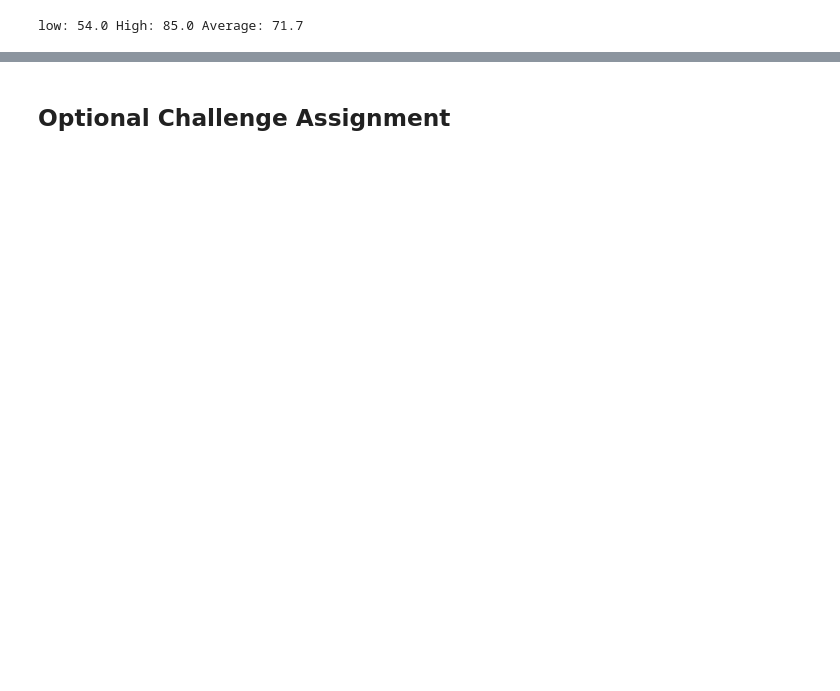
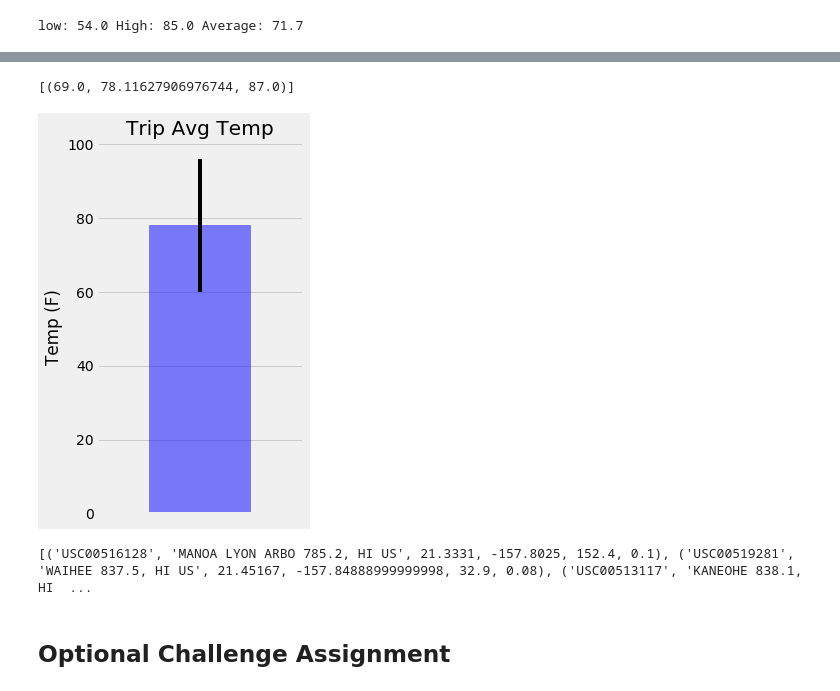
Before and after one commit to alcazar007/sqlalchemy_Challenge, a Jupyter notebook: climate_starter.ipynb, the cells around one changed output, grey strips where cells are left out. Drawn from its saved outputs; the diff is of its cells as text; code cells hidden in the pictures; blank space fills up the shorter version.

```diff
--- a/climate_starter.ipynb
+++ b/climate_starter.ipynb
@@ -175,8 +176,23 @@ print(calc_temps('2012-02-28', '2012-03-05'))
 # %%
 # Use your previous function `calc_temps` to calculate the tmin, tavg, and tmax
 # for your trip using the previous year's data for those same dates.
+trip_calc = calc_temps('2017-07-01','2017-07-14')
+trip_calc
+# %% [output]
+[(69.0, 78.11627906976744, 87.0)]
 # %%
 # Plot the results from your previous query as a bar chart.
 # Use "Trip Avg Temp" as your Title
 # Use the average temperature for the y value
 # Use the peak-to-peak (tmax-tmin) value as the y error bar (yerr)
+trip_temp_df = pd.DataFrame(trip_calc, columns=['tmin', 'tavg', 'tmax'])
+
+trip_temp_df.plot.bar(y='tavg', yerr=(trip_temp_df['tmax'] - trip_temp_df['tmin']), title='Trip Avg Temp', color='blue', alpha=0.5, figsize=(4,6))
+plt.xticks(np.arange(1, 1.0))
+plt.ylabel("Temp (F)")
+plt.tight_layout()
+plt.gca().legend_.remove()
+plt.savefig("Images/TripAvgTemp.png")
+plt.show()
+# %% [output]
+[figure, added]
@@ -186,3 +199,32 @@ print(calc_temps('2012-02-28', '2012-03-05'))
+# %%
+# Calculate the total amount of rainfall per weather station for your trip dates using the previous year's matching dates.
+# Sort this in descending order by precipitation amount and list the station, name, latitude, longitude, and elevation
+def precipitation(start_date, end_date):
+
+        # Docstring for the function `calc_temps`
+    """Precipitation information per weather station
+
+    Args:
+        start_date (string): A date string in the format %Y-%m-%d
+        end_date (string): A date string in the format %Y-%m-%d
+
+    Returns:
+        A list of tuples containing precipitation amount, station, name, latitude, longitude, and elevation in descending order.
+    """
+
+    sel = [Measurement.station,
+           Station.name,
+           Station.latitude,
+           Station.longitude,
+           Station.elevation,
+           Measurement.prcp]
+
+    return session.query(*sel).\
+            filter(Measurement.station == Station.station).filter(Measurement.date >= start_date).filter(Measurement.date <= end_date).group_by(Measurement.station).order_by(Measurement.prcp.desc()).all()
+
+print(precipitation('2017-07-01','2017-07-14'))
+# %% [output]
+[('USC00516128', 'MANOA LYON ARBO 785.2, HI US', 21.3331, -157.8025, 152.4, 0.1), ('USC00519281', 'WAIHEE 837.5, HI US', 21.45167, -157.84888999999998, 32.9, 0.08), ('USC00513117', 'KANEOHE 838.1, HI  ...
 # %% [markdown]
 ## Optional Challenge Assignment
 # %%
```
Also changed, not shown: parts of 6 cells of this notebook, 3 other files.
